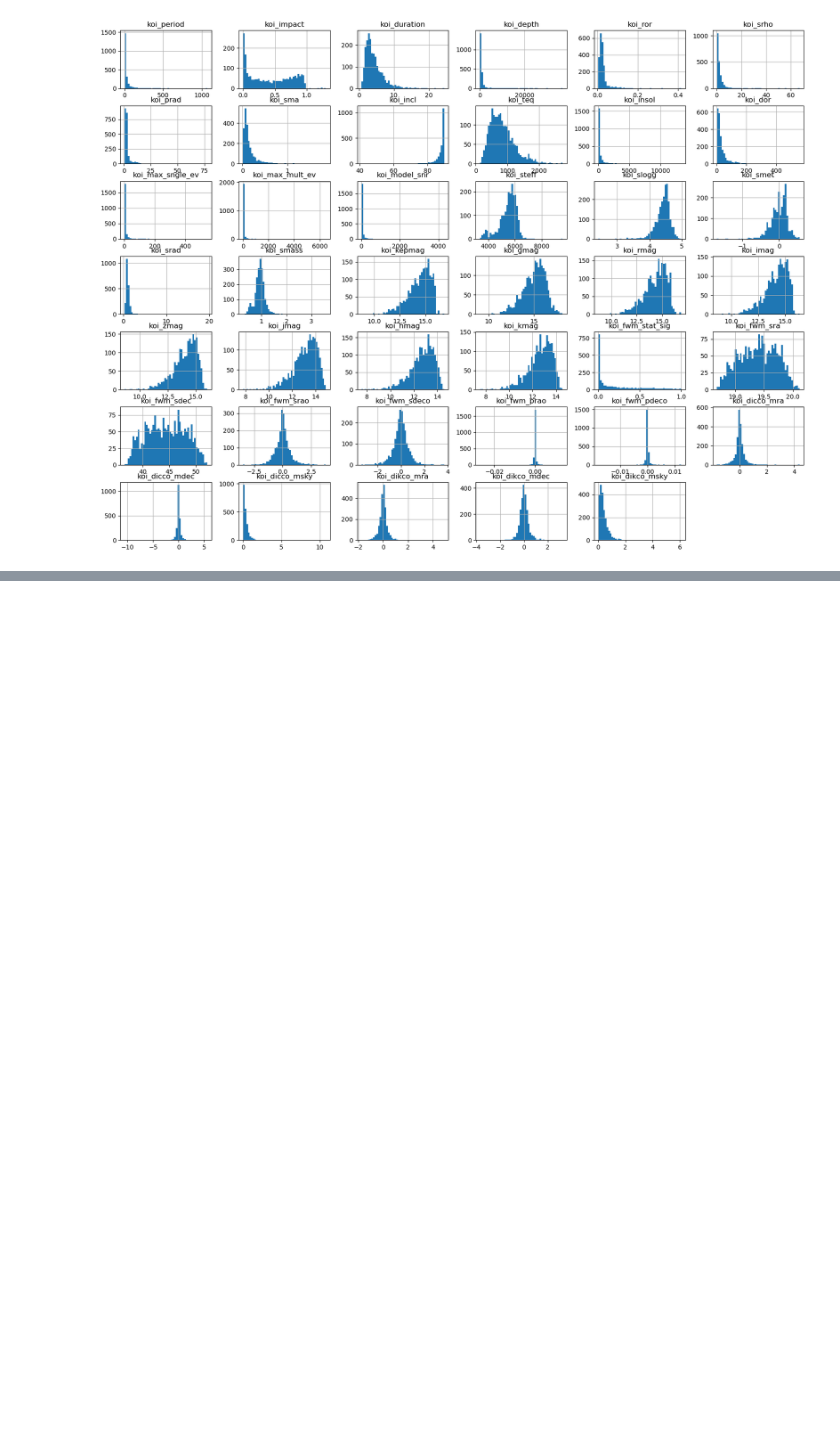
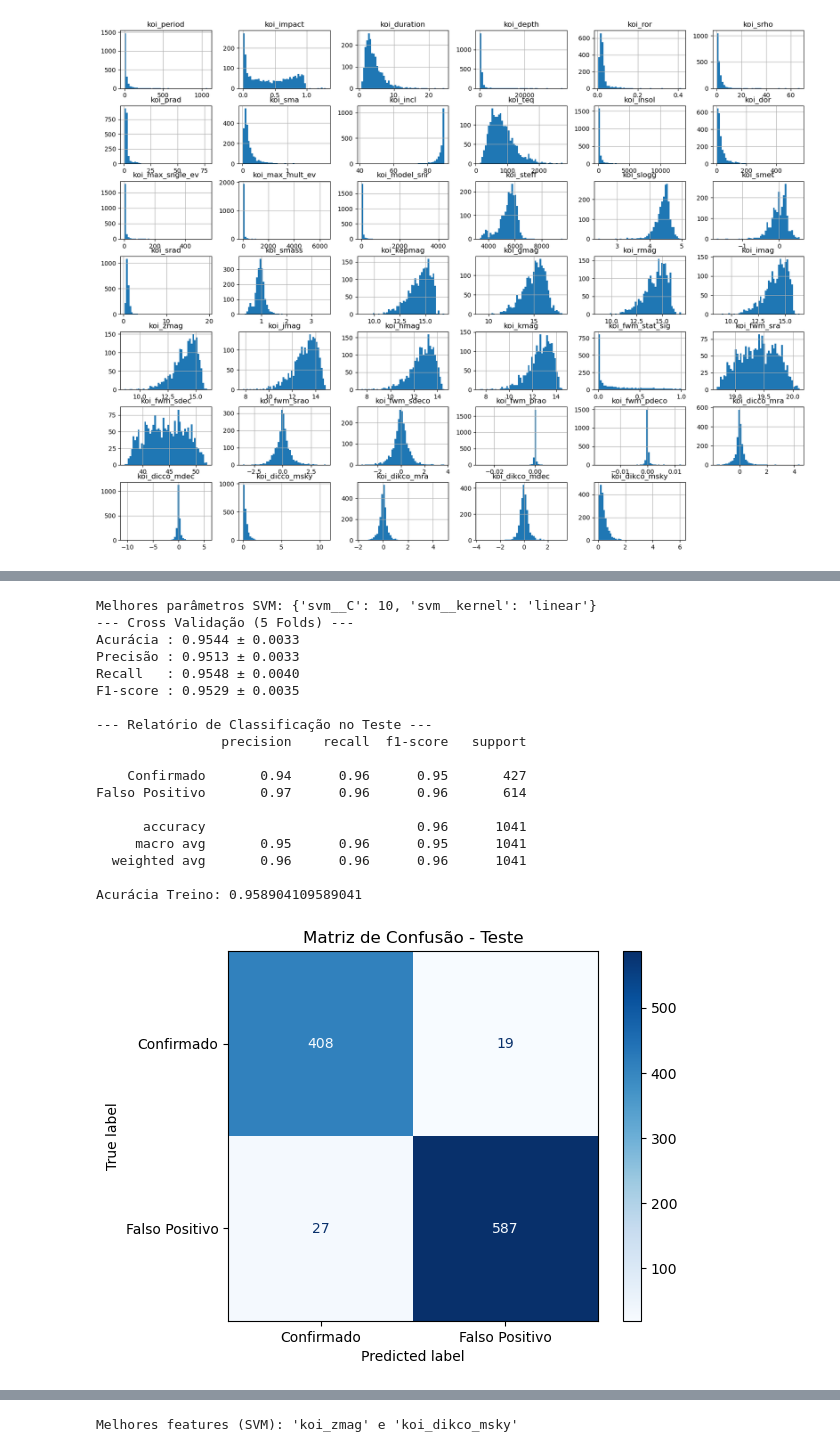
Before and after one commit to ThiagoVenturim/Classificao_de_Exoplanetas, a Jupyter notebook: classificacao_exoplaneta.ipynb, the cells around one changed output, grey strips where cells are left out. Saved outputs shown, nothing was run; the diff lists cells and outputs as text; code cells hidden in the pictures; blank space fills up the shorter version.

```diff
--- a/classificacao_exoplaneta.ipynb
+++ b/classificacao_exoplaneta.ipynb
@@ -320,0 +548,57 @@ Acurácia Treino: 0.9634703196347032
+# %%
+pipeline_svm = Pipeline([
+    ('scaler', StandardScaler()),
+    ('svm', SVC(random_state=41))
+])
+
+parametros_svm = {
+    'svm__C': [0.1, 1, 10],
+    'svm__kernel': ['linear', 'rbf']
+}
+
+grid_svm = GridSearchCV(pipeline_svm, parametros_svm, cv=kf, scoring='f1_macro', n_jobs=-1)
+grid_svm.fit(X_train, y_train)
+
+print(f"Melhores parâmetros SVM: {grid_svm.best_params_}")
+
+melhor_svm = grid_svm.best_estimator_
+
+score_svm = cross_validate(melhor_svm, X, Y, cv=kf, scoring=scoring)
+print_cross_validate(score_svm)
+
+y_pred_svm = melhor_svm.predict(X_test)
+
+print_classification_report(y_test, y_pred_svm)
+print(f"Acurácia Treino: {melhor_svm.score(X_train, y_train)}")
+
+plot_matrix(y_test, y_pred_svm)
+plot_curve(melhor_svm)
+
+resultado_imp_svm = permutation_importance(melhor_svm, X_test, y_test, n_repeats=5, random_state=41, n_jobs=-1)
+top_2_indices_svm = np.argsort(resultado_imp_svm.importances_mean)[-2:]
+feature1_svm = X_train.columns[top_2_indices_svm[1]]
+feature2_svm = X_train.columns[top_2_indices_svm[0]]
+
+print(f"\nMelhores features (SVM): '{feature1_svm}' e '{feature2_svm}'")
+plot_decision_boundary(melhor_svm, X_train, y_train, feature1_svm, feature2_svm)
+plot_roc_curve(melhor_svm, X_test, y_test)
+# %% [output]
+Melhores parâmetros SVM: {'svm__C': 10, 'svm__kernel': 'linear'}
+--- Cross Validação (5 Folds) ---
+Acurácia : 0.9544 ± 0.0033
+Precisão : 0.9513 ± 0.0033
+Recall   : 0.9548 ± 0.0040
+F1-score : 0.9529 ± 0.0035
+
+--- Relatório de Classificação no Teste ---
+                precision    recall  f1-score   support
+
+    Confirmado       0.94      0.96      0.95       427
+Falso Positivo       0.97      0.96      0.96       614
+
+      accuracy                           0.96      1041
+     macro avg       0.95      0.96      0.95      1041
+  weighted avg       0.96      0.96      0.96      1041
+
+Acurácia Treino: 0.958904109589041
+[figure, added]
@@ -320,0 +606 @@ Acurácia Treino: 0.9634703196347032
+Melhores features (SVM): 'koi_zmag' e 'koi_dikco_msky'
```
Also changed, not shown: parts of 20 cells of this notebook.
